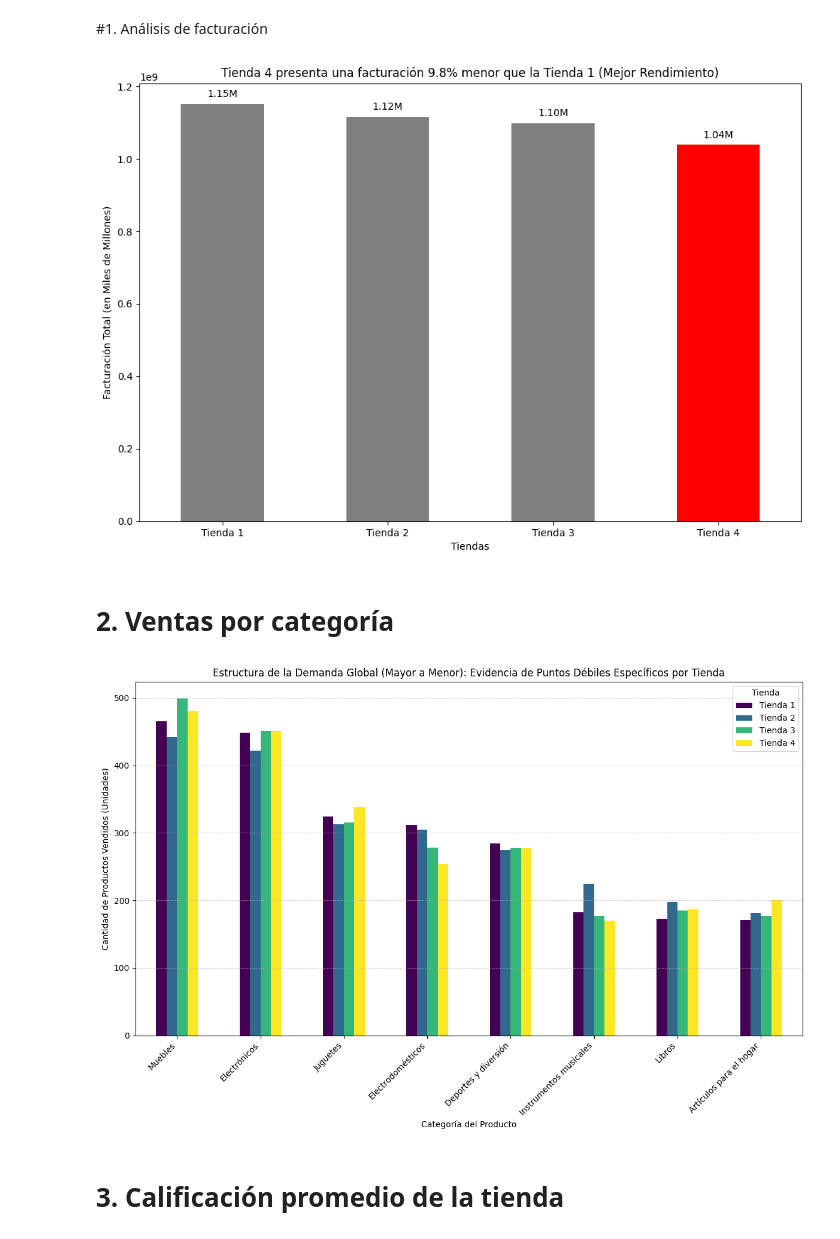
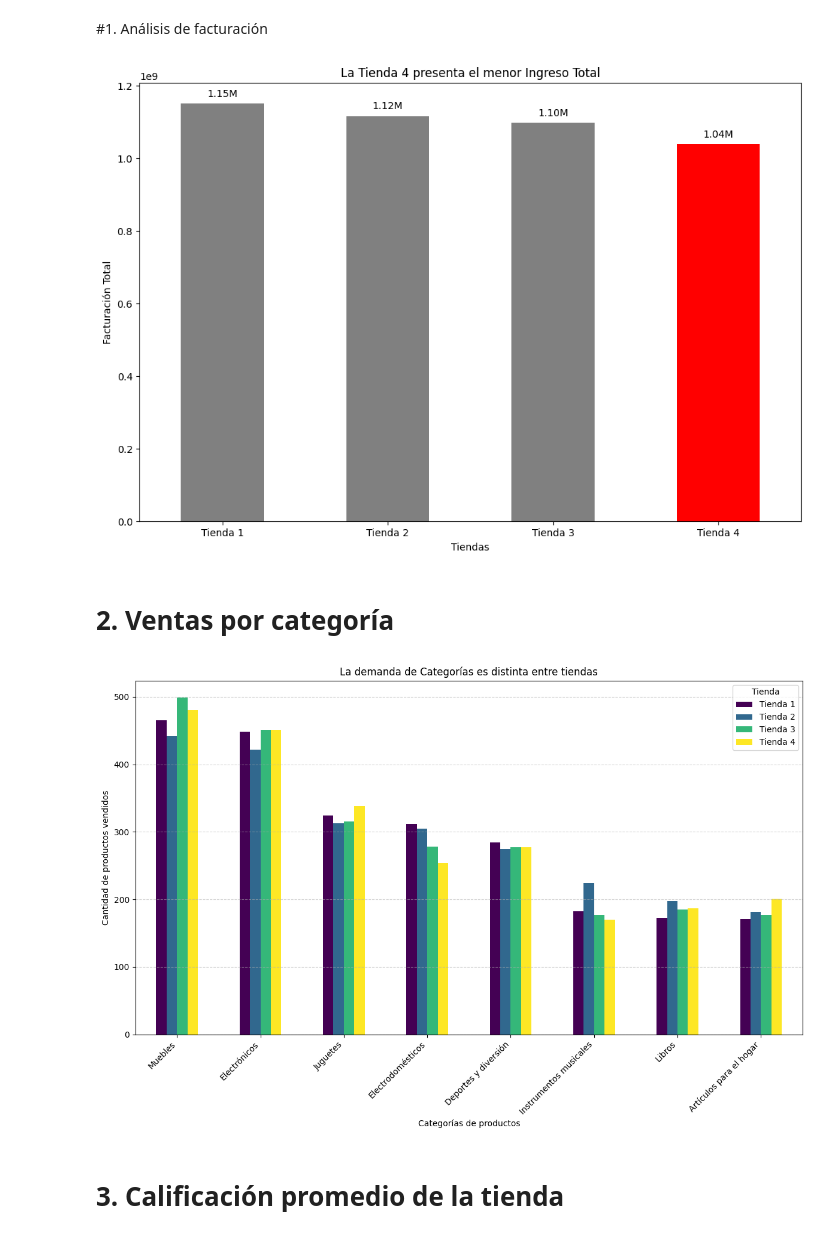
Before and after one commit to DevEnriquegd/ca-alura-store, a Jupyter notebook: AluraStore_JEGD.ipynb, the cells around one changed output. Saved outputs shown, nothing was run; the diff lists cells and outputs as text; code cells hidden in the pictures.

```diff
--- a/AluraStore_JEGD.ipynb
+++ b/AluraStore_JEGD.ipynb
@@ -43,36 +43,36 @@ facturacion_por_tienda = df_consolidado.groupby('ID_Tienda')['Precio'].sum()
 
 facturacion_por_tienda = facturacion_por_tienda.sort_values(ascending=False)
 
 mejor_tienda_facturacion = facturacion_por_tienda.iloc[0]
 
 facturacion_tienda4 = facturacion_por_tienda['Tienda 4']
 diferencia_porcentual = (mejor_tienda_facturacion - facturacion_tienda4) / mejor_tienda_facturacion * 100
 
 nombre_mejor_tienda = facturacion_por_tienda.index[0]
 
-titulo_principal = f"Tienda 4 presenta una facturación {diferencia_porcentual:.1f}% menor que la {nombre_mejor_tienda} (Mejor Rendimiento)"
+titulo_principal = f"La Tienda 4 presenta el menor Ingreso Total"
 
 colores = ['grey'] * len(facturacion_por_tienda)
 tienda4_posicion = facturacion_por_tienda.index.get_loc('Tienda 4')
 colores[tienda4_posicion] = 'red'
 
 ax = facturacion_por_tienda.plot(
     kind='bar',
     figsize=(12, 8),
     color=colores,
     xlabel='Tiendas',
-    ylabel='Facturación Total (en Miles de Millones)',
+    ylabel='Facturación Total',
     title=titulo_principal
 )
 
 for p in ax.patches:
     ax.annotate(f'{p.get_height()/1e9:.2f}M', (p.get_x() + p.get_width() / 2., p.get_height()),
                 ha='center', va='bottom', fontsize=10, xytext=(0, 5), textcoords='offset points')
 
 plt.xticks(rotation=0)
 plt.show()
 # %% [output]
-[figure, old version]
+[figure, new version]
 # %% [markdown]
 # 2. Ventas por categoría
 # %%
@@ -84,8 +84,9 @@ df_top_categorias = df_ventas_comparativas.nlargest(8, 'Total_Ventas').drop(colu
 ax = df_top_categorias.plot(
     kind='bar',
     figsize=(12, 8),
-    title="Estructura de la Demanda Global (Mayor a Menor): Evidencia de Puntos Débiles Específicos por Tienda",
-    ylabel="Cantidad de Productos Vendidos (Unidades)",
+    title="La demanda de Categorías es distinta entre tiendas",
+    ylabel="Cantidad de productos vendidos",
+    xlabel="Categorías de productos",
     colormap='viridis'
 )
 
@@ -95,7 +96,7 @@ plt.grid(axis='y', linestyle='--', alpha=0.6)
 plt.tight_layout()
 plt.show()
 # %% [output]
-[figure, old version]
+[figure, new version]
 # %% [markdown]
 # 3. Calificación promedio de la tienda
 # %%
```
Also changed, not shown: parts of 14 cells of this notebook.
